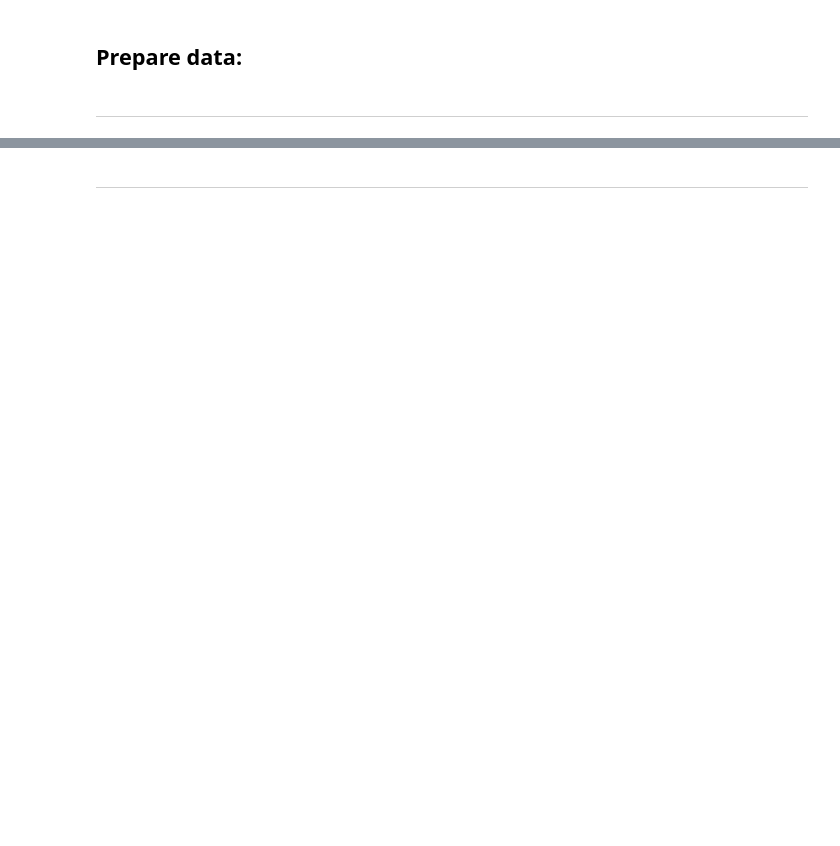
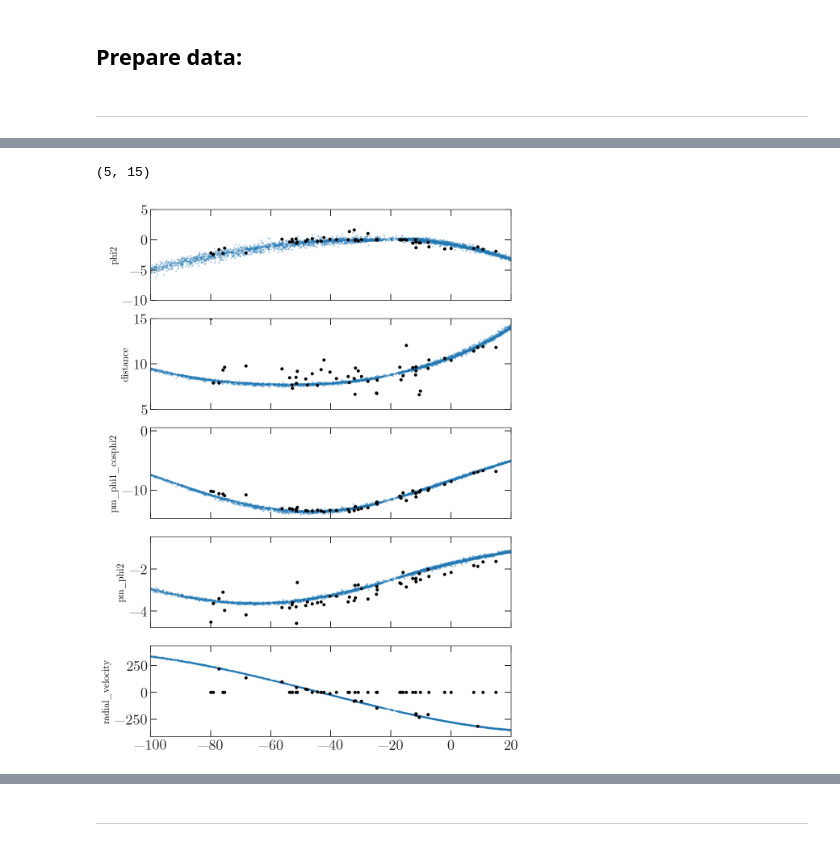
Before and after one commit to adrn/GD1-DR2, a Jupyter notebook: notebooks/Fit-stream-track.ipynb, the cells around one changed output, grey strips where cells are left out. Saved outputs shown, nothing was run; the diff lists cells and outputs as text; code cells hidden in the pictures; blank space fills up the shorter version.

```diff
--- a/notebooks/Fit-stream-track.ipynb
+++ b/notebooks/Fit-stream-track.ipynb
@@ -137,0 +282,21 @@ res = minimize(lambda *x: -model.ln_likelihood(*x),
+# %%
+fig, axes = plt.subplots(5, 1, figsize=(8, 12),
+                         sharex=True)
+
+for i, name in enumerate(model._frame_comp_names[1:]):
+    ax = axes[i]
+
+    ax.plot(model.data['phi1'], model.data[name],
+            marker='o', ls='none', color='k', ms=4)
+
+    ax.plot(stream_c.phi1.wrap_at(180*u.deg).degree,
+            getattr(stream_c, name).value,
+            marker='o', ls='none', color='tab:blue', ms=2, alpha=0.4, zorder=-100)
+    ax.set_ylabel(name, fontsize=12)
+
+ax.set_xlim(-100, 20)
+axes[0].set_ylim(-10, 5)
+axes[1].set_ylim(5, 15)
+# %% [output]
+(5, 15)
+[figure, added]
```
Also changed, not shown: parts of 34 cells of this notebook.
